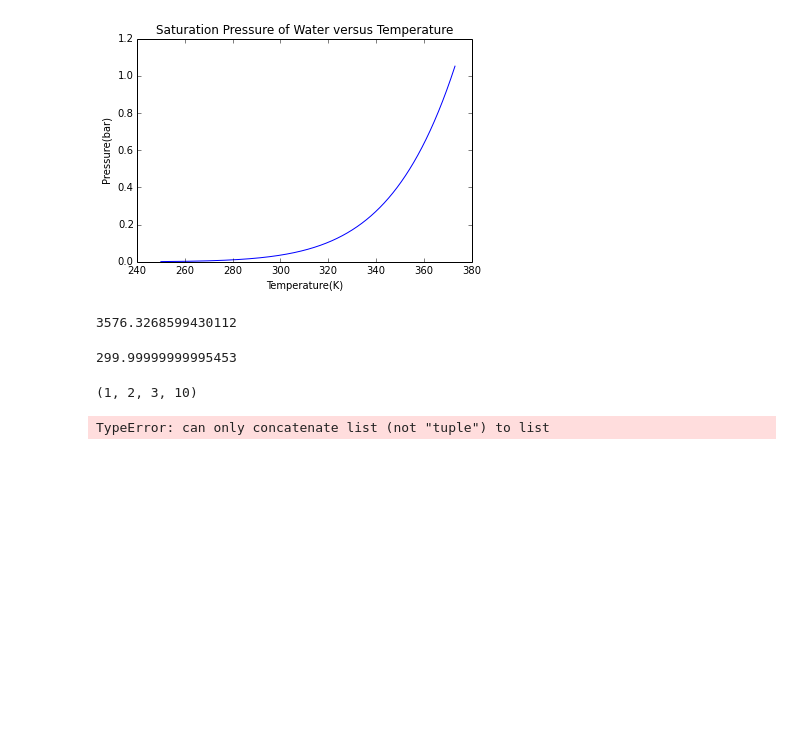
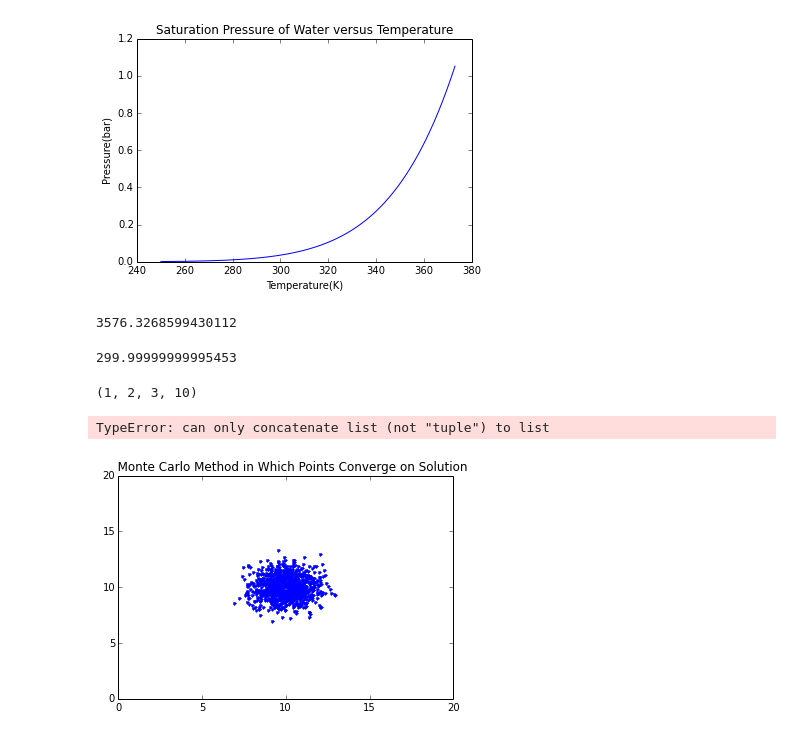
Before and after one commit to taalexander/Honours-Thesis, a Jupyter notebook: code/Curve.ipynb, the cells around one changed output. Cells and saved outputs as stored; diff of their text form; code cells hidden in the pictures; blank space fills up the shorter version.

```diff
--- a/code/Curve.ipynb
+++ b/code/Curve.ipynb
@@ -44,3 +44,14 @@ TypeError: can only concatenate list (not "tuple") to list
 2**25
 # %%
 np.linspace(1,1000,5)
+# %%
+x = np.random.normal(10,1.0,1000)
+y = np.random.normal(10,1.0,1000)
+# %%
+p = plot(x,y,".")
+xlim(0,20)
+ylim(0,20)
+title("   Monte Carlo Method in Which Points Converge on Solution")
+savefig('mcmc.eps')
+# %% [output]
+[figure, added]
```
Also changed, not shown: 13 other files.
